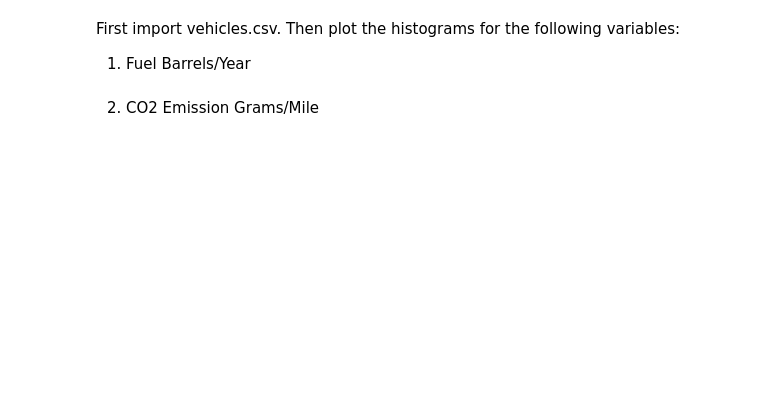
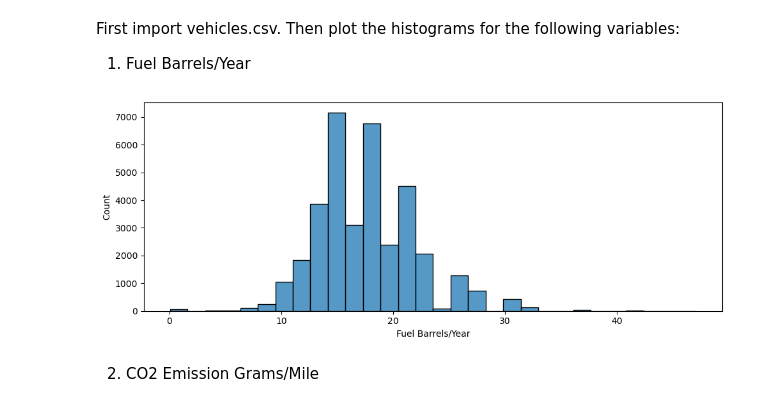
Before and after one commit to aitor-vergaramartin/lab-continuous-probability-distributions-en, a Jupyter notebook: your-code/main.ipynb, the cells around one changed output. Cells and saved outputs as stored; diff of their text form; code cells hidden in the pictures; blank space fills up the shorter version.

```diff
--- a/your-code/main.ipynb
+++ b/your-code/main.ipynb
@@ -88,3 +156,5 @@ Your answer here
 In this challenge we are going to take a look the real data. We will use vehicles.csv file for this exercise
 # %%
 # your code here
+vehicles = pd.read_csv("vehicles.csv")
+vehicles.head()
@@ -100,2 +173,10 @@ Then plot the histograms for the following variables:
+# %%
+# your code here
+plt.figure(figsize=(10, 4))
+sns.histplot(vehicles["Fuel Barrels/Year"], bins=30)
+plt.tight_layout()
+plt.show()
+# %% [output]
+[figure, added]
 # %% [markdown]
 2. CO2 Emission Grams/Mile
```
Also changed, not shown: parts of 46 cells of this notebook.
